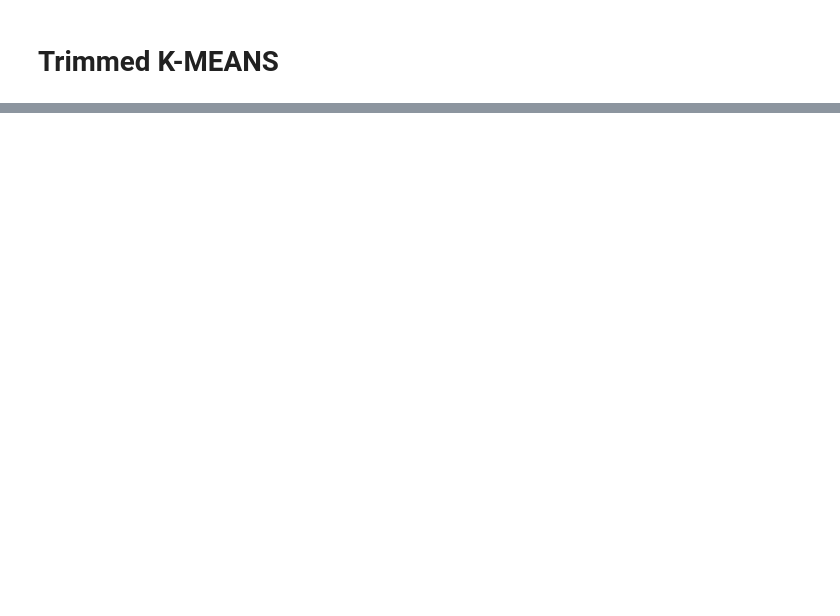
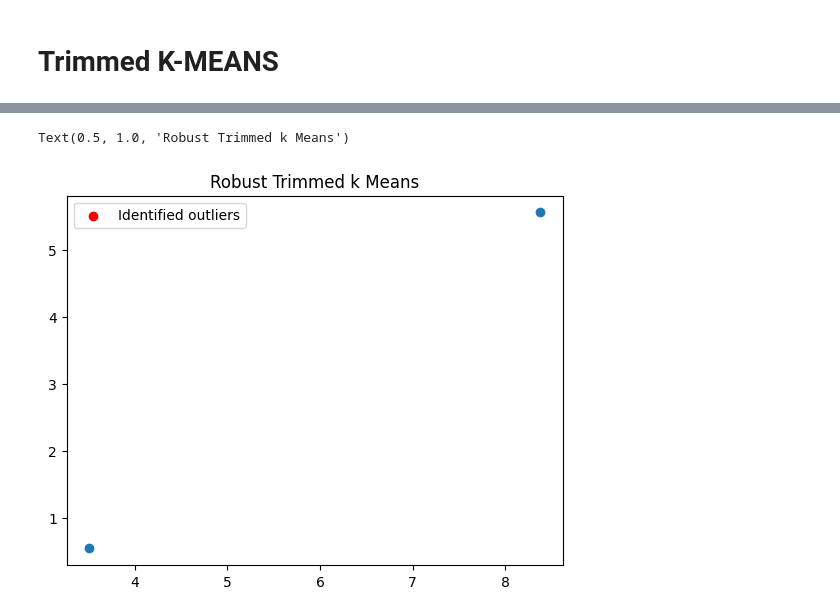
Before and after one commit to jptriciaestella/Skripsi-Kmeans-LTS, a Jupyter notebook: DATASET1/trimmed.ipynb, the cells around one changed output, grey strips where cells are left out. Drawn from its saved outputs; the diff is of its cells as text; code cells hidden in the pictures; blank space fills up the shorter version.

```diff
--- a/DATASET1/trimmed.ipynb
+++ b/DATASET1/trimmed.ipynb
@@ -212,0 +337,13 @@ OSError: octave not found, please see README
+# %%
+#Visualisasi menggunakan PCA 2D
+pca = PCA(n_components=2)
+Xnew = pca.fit_transform(df_scaled)
+
+plt.figure()
+plt.scatter(Xnew[0,:], Xnew[1,:])
+plt.scatter(Xnew[0,pred_outliers], Xnew[1,pred_outliers], c = 'r', label = 'Identified outliers')
+plt.legend()
+plt.title('Robust Trimmed k Means')
+# %% [output]
+Text(0.5, 1.0, 'Robust Trimmed k Means')
+[figure, added]
```
Also changed, not shown: parts of 8 cells of this notebook, 1 other file.
